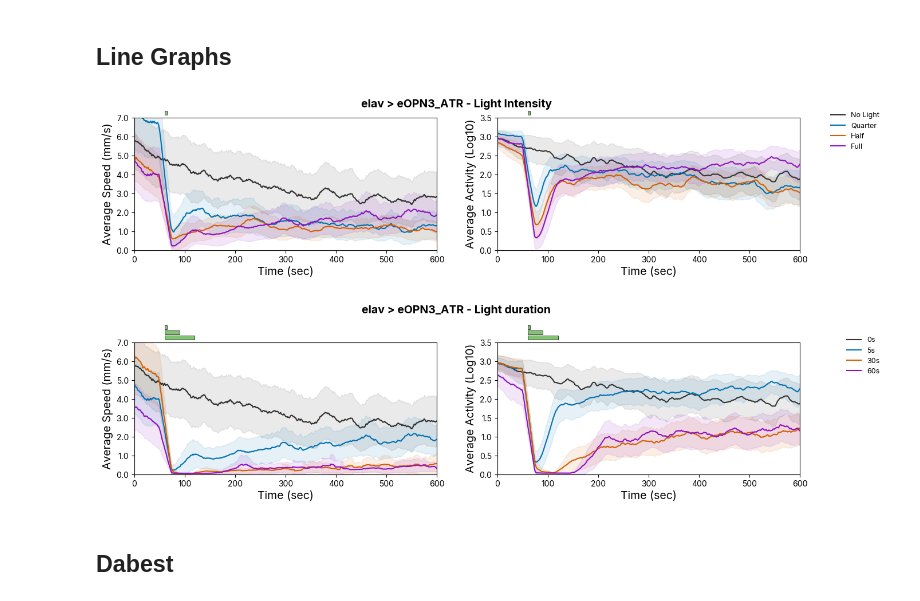
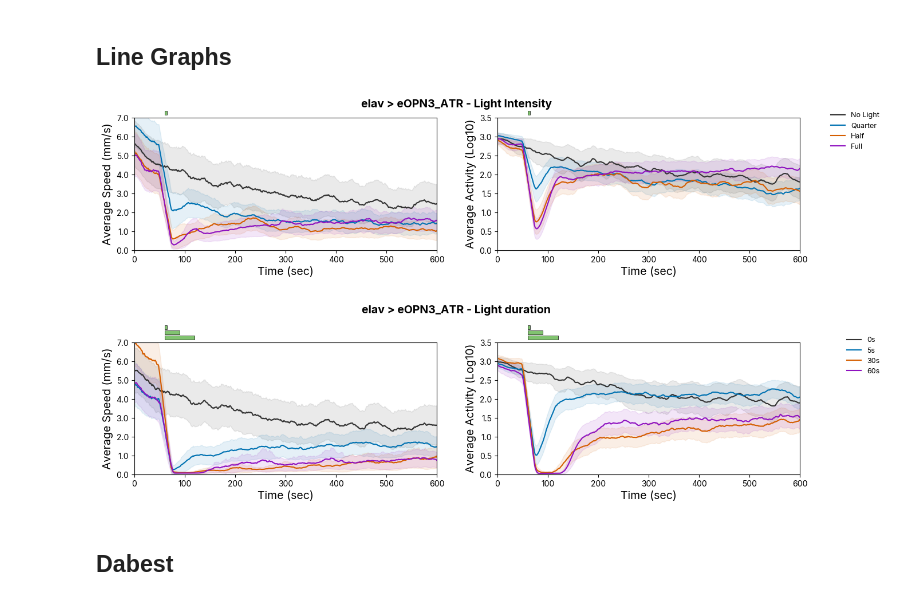
Before and after one commit to lnicole08/TrumelanOPN3, a Jupyter notebook: 3. Stacked plots.ipynb, the cells around one changed output. Cells and saved outputs as stored; diff of their text form; code cells hidden in the pictures.

```diff
--- a/3. Stacked plots.ipynb
+++ b/3. Stacked plots.ipynb
@@ -159,14 +161,12 @@ fig, axes = plt.subplots(num_conditions, 1, figsize=(8,8), sharex=True) #for ela
 plt.subplots_adjust(hspace=0.15)
 cmaps = "YlGnBu"
 
-metric_to_plot = 'ActivityLevel'
-
 if metric_to_plot == "ActivityLevel":
     scalebar_label = "Activity Level (Log10)"
     vmax_number = 3.5
 elif metric_to_plot == "Speed":
     scalebar_label = "Speed (mm/s)"
-    vmax_number = 7
+    vmax_number = 5
 for idx, (label, data) in enumerate(duration_data.items()):
     ax = axes[idx]
     num_flies = data.shape[0]
@@ -208,5 +208,5 @@ fig.suptitle(duration_plot_title, weight="bold", fontsize=16, y=0.95)
 mpl.rcParams['svg.fonttype'] = 'none'
 fig.patch.set_facecolor('white')
 
-plt.savefig(titledpath + "\\ACC Lab Dropbox\\ACC Lab\\Nicole Lee\\eOPN3 manuscript\\Data compilation\\Trumelan\\Trumelan images\\" + metric_to_plot + "_" + driver + "_" + responder + ".svg", bbox_inches='tight')
+plt.savefig(titledpath + "\\ACC Lab Dropbox\\ACC Lab\\Nicole Lee\\eOPN3 manuscript\\Data compilation\\Trumelan\\Trumelan images\\lightduration_" + metric_to_plot + "_" + driver + "_" + responder + ".svg", bbox_inches='tight')
 # %% [output]
@@ -217,7 +217,7 @@ plt.savefig(titledpath + "\\ACC Lab Dropbox\\ACC Lab\\Nicole Lee\\eOPN3 manuscri
 specifictime = 361
 
 intensity_files = {
-    'No Light': specifiedpath + driver + " x " + responder + "_0s",
+    'No Light': specifiedpath + driver + " x " + responder + "_nolight",
     'Quarter': specifiedpath + driver + " x " + responder + "_quarter_5s",
     'Half': specifiedpath + driver + " x " + responder + "_half_5s",
     'Full': specifiedpath + driver + " x " + responder + "_5s",
@@ -231,6 +231,7 @@ split_map = {'No Light': 'even', 'Full': 'even'}
 
 for label, filepath in intensity_files.items():
     df = pd.read_csv(filepath + "_max" + str(maxtime) + "s.csv").set_index('Time (s)')
+    df = filter_dead_flies(df)
     df = df.iloc[0:(specifictime*2), :]  # trim to specifictime
     cols = sorted([c for c in df.columns if c.startswith(metric_to_plot)], key=lambda c: int(c.split('_')[1]))
     split = split_map.get(label)
@@ -247,12 +248,13 @@ plt.subplots_adjust(hspace=0.15)
 
 cmaps = "YlGnBu"
 
+
 if metric_to_plot == "ActivityLevel":
     scalebar_label = "Activity Level (Log10)"
     vmax_number = 3.5
 elif metric_to_plot == "Speed":
     scalebar_label = "Speed (mm/s)"
-    vmax_number = 7
+    vmax_number = 5
 for idx, (label, data) in enumerate(intensity_data.items()):
     ax = axes[idx]
     num_flies = data.shape[0]
@@ -291,5 +293,5 @@ fig.suptitle(intensity_plot_title, weight="bold", fontsize=16, y=0.95)
 mpl.rcParams['svg.fonttype'] = 'none'
 fig.patch.set_facecolor('white')
 
-plt.savefig(homecomp + "\\ACC Lab Dropbox\\ACC Lab\\Nicole Lee\\eOPN3 manuscript\\Data compilation\\Trumelan\\Trumelan images\\light_intensity_speed" + driver + "_" + responder + ".svg", bbox_inches='tight')
+plt.savefig(homecomp + "\\ACC Lab Dropbox\\ACC Lab\\Nicole Lee\\eOPN3 manuscript\\Data compilation\\Trumelan\\Trumelan images\\light_intensity_" + metric_to_plot + "_" + driver + "_" + responder + ".svg", bbox_inches='tight')
 # %% [output]
@@ -310,11 +312,13 @@ line_colors = {
 }
 
 intensity_files_line = {
-    'No Light': specifiedpath + driver + " x " + responder + "_0s",
+    'No Light': specifiedpath + driver + " x " + responder + "_nolight",
     'Quarter': specifiedpath + driver + " x " + responder + "_quarter_5s",
     'Half': specifiedpath + driver + " x " + responder + "_half_5s",
     'Full': specifiedpath + driver + " x " + responder + "_5s",
 }
+
+split_map = {'No Light': 'even', 'Full': 'even'}
 
 rolling_window = 50
 intensity_speed = {}
@@ -322,13 +326,21 @@ intensity_activity = {}
 
 for label, filepath in intensity_files_line.items():
     df = pd.read_csv(filepath + "_max" + str(maxtime) + "s.csv").set_index('Time (s)')
+    df = filter_dead_flies(df)
     df = df.iloc[0:(specifictime*2), :]
 
-    speed_df = df.filter(regex="^Speed").T.reset_index(drop=True)
-    activity_df = df.filter(regex="^ActivityLevel").T.reset_index(drop=True)
+    speed_cols = sorted([c for c in df.columns if c.startswith('Speed')], key=lambda c: int(c.split('_')[1]))
+    activity_cols = sorted([c for c in df.columns if c.startswith('ActivityLevel')], key=lambda c: int(c.split('_')[1]))
+    split = split_map.get(label)
+    if split == 'even':
+        speed_cols = speed_cols[1::2]
+        activity_cols = activity_cols[1::2]
+    elif split == 'odd':
+        speed_cols = speed_cols[0::2]
+        activity_cols = activity_cols[0::2]
 
-    intensity_speed[label] = speed_df
-    intensity_activity[label] = activity_df
+    intensity_speed[label] = df[speed_cols].T.reset_index(drop=True)
+    intensity_activity[label] = df[activity_cols].T.reset_index(drop=True)
 
 fig, axes = plt.subplots(1, 2, figsize=(15,3), gridspec_kw={'wspace': 0.2})
 plt.subplots_adjust(hspace=0.1)
@@ -385,15 +397,10 @@ fig.patch.set_facecolor('white')
 plt.tight_layout(rect=[0, 0, 0.98, 1])
 
 
-#plt.savefig(homecomp + "\\ACC Lab Dropbox\\ACC Lab\\Nicole Lee\\eOPN3 manuscript\\Data compilation\\Trumelan\\Trumelan images\\lineplot_intensity" + driver + "_" + responder + ".svg", bbox_inches='tight')
+plt.savefig(homecomp + "\\ACC Lab Dropbox\\ACC Lab\\Nicole Lee\\eOPN3 manuscript\\Data compilation\\Trumelan\\Trumelan images\\lineplot_intensity" + driver + "_" + responder + ".svg", bbox_inches='tight')
 # %% [output]
-[figure, old version]
+[figure, new version]
 # %%
-driver = "elav"
-responder = "eOPN3_ATR"
-#driver = "w1118"
-specifictime = 600
-
 line_colors = {
     '0s': "#333333",
     '5s': "#0072B2",
@@ -402,11 +409,13 @@ line_colors = {
 }
 
 duration_files_line = {
-    '0s': specifiedpath + driver + " x " + responder + "_0s",
+    '0s': specifiedpath + driver + " x " + responder + "_nolight",
     '5s': specifiedpath + driver + " x " + responder + "_5s",
     '30s': specifiedpath + driver + " x " + responder + "_30s",
     '60s': specifiedpath + driver + " x " + responder + "_60s",
 }
+
+split_map = {'0s': 'odd', '5s': 'odd'}
 
 rolling_window = 50
 duration_speed = {}
@@ -414,13 +423,21 @@ duration_activity = {}
 
 for label, filepath in duration_files_line.items():
     df = pd.read_csv(filepath + "_max" + str(maxtime) + "s.csv").set_index('Time (s)')
+    df = filter_dead_flies(df)
     df = df.iloc[0:(specifictime*2), :]
 
-    speed_df = df.filter(regex="^Speed").T.reset_index(drop=True)
-    activity_df = df.filter(regex="^ActivityLevel").T.reset_index(drop=True)
+    speed_cols = sorted([c for c in df.columns if c.startswith('Speed')], key=lambda c: int(c.split('_')[1]))
+    activity_cols = sorted([c for c in df.columns if c.startswith('ActivityLevel')], key=lambda c: int(c.split('_')[1]))
+    split = split_map.get(label)
+    if split == 'even':
+        speed_cols = speed_cols[1::2]
+        activity_cols = activity_cols[1::2]
+    elif split == 'odd':
+        speed_cols = speed_cols[0::2]
+        activity_cols = activity_cols[0::2]
 
-    duration_speed[label] = speed_df
-    duration_activity[label] = activity_df
+    duration_speed[label] = df[speed_cols].T.reset_index(drop=True)
+    duration_activity[label] = df[activity_cols].T.reset_index(drop=True)
 
 fig, axes = plt.subplots(1, 2, figsize=(15,3), gridspec_kw={'wspace': 0.2})
 plt.subplots_adjust(hspace=0.1)
@@ -455,35 +472,35 @@ for label, data in duration_activity.items():
 
 ax_activity.set_ylabel("Average Activity (Log10)", fontsize=14)
 ax_activity.set_xlabel("Time (sec)", fontsize=14)
 ax_activity.set_yticks(np.arange(0, 4.0, 0.5))
 ax_activity.set_ylim(0, 3.5)
 
 #legend
 handles, labels = ax_activity.get_legend_handles_labels()
 fig.legend (handles, labels, loc = "upper right", bbox_to_anchor = (1.0, 0.95), frameon = False, fontsize = 9)
 
 from matplotlib.patches import Rectangle
 for ax in axes:
     ax.set_xlim(0, 600)
     ax.set_xticks(np.arange(0, 601, 100))
 
     ymax = ax.get_ylim()[1]
     bar_y = ymax * 1.02  # just above the plot
     bar_h = ymax * 0.03  # bar thickness
 
     ax.add_patch(Rectangle((60, ymax * 1.02), 60, bar_h, facecolor="#1E94018F", edgecolor='black', linewidth=0.5, clip_on=False))
     ax.add_patch(Rectangle((60, ymax * 1.06), 30, bar_h, facecolor='#1E94018F', edgecolor='black', linewidth=0.5, clip_on=False))
     ax.add_patch(Rectangle((60, ymax * 1.10), 5,  bar_h, facecolor='#1E94018F', edgecolor='black', linewidth=0.5, clip_on=False))
 
 fig.suptitle(driver + " > " + responder + " - Light duration", weight="bold", fontsize=14, y=1.1)
 mpl.rcParams['svg.fonttype'] = 'none'
 fig.patch.set_facecolor('white')
 plt.tight_layout(rect=[0, 0, 0.98, 1])
 
 
-#plt.savefig(homecomp + "\\ACC Lab Dropbox\\ACC Lab\\Nicole Lee\\eOPN3 manuscript\\Data compilation\\Trumelan\\Trumelan images\\lineplot_duration" + driver + "_" + responder + ".svg", bbox_inches='tight')
+plt.savefig(homecomp + "\\ACC Lab Dropbox\\ACC Lab\\Nicole Lee\\eOPN3 manuscript\\Data compilation\\Trumelan\\Trumelan images\\lineplot_duration" + driver + "_" + responder + ".svg", bbox_inches='tight')
 # %% [output]
-[figure, old version]
+[figure, new version]
 # %% [markdown]
 ## Dabest
 # %%
```
Also changed, not shown: parts of 13 cells of this notebook, 2 other files.
